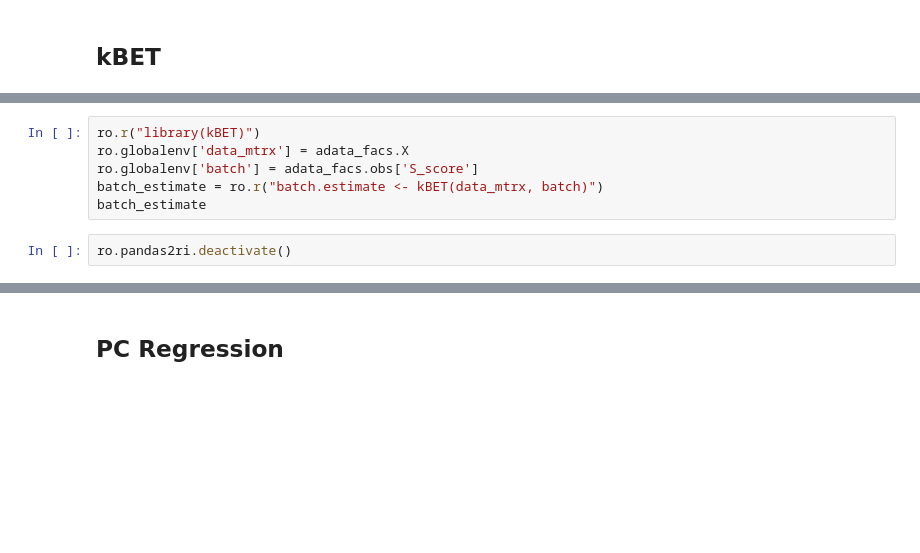
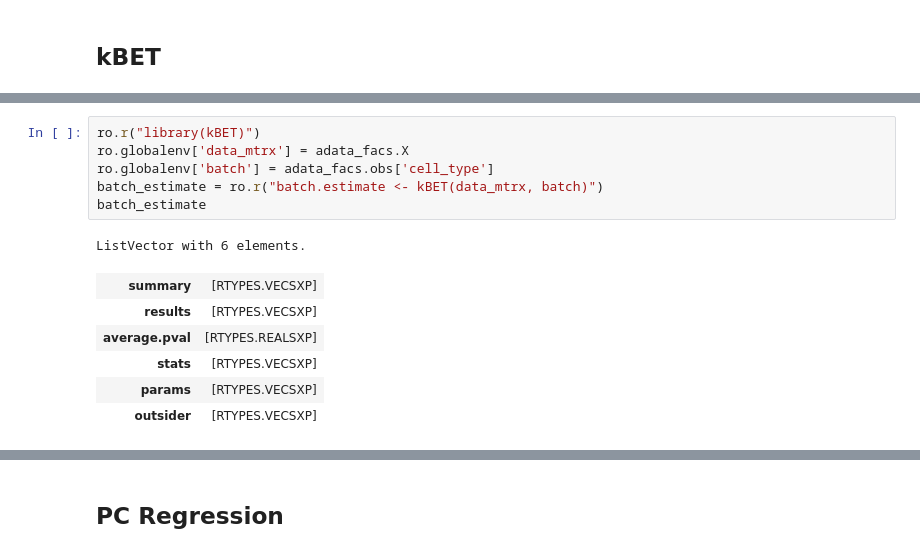
Before and after one commit to theislab/scib, a Jupyter notebook: notebooks/metrics/kBET.ipynb, the cells around one changed output, grey strips where cells are left out. Cells and saved outputs as stored; diff of their text form; blank space fills up the shorter version.

```diff
--- a/notebooks/metrics/kBET.ipynb
+++ b/notebooks/metrics/kBET.ipynb
@@ -68,8 +76,14 @@ AnnData object with n_obs × n_vars = 1898 × 16635
 # %%
 ro.r("library(kBET)")
 ro.globalenv['data_mtrx'] = adata_facs.X
-ro.globalenv['batch'] = adata_facs.obs['S_score']
+ro.globalenv['batch'] = adata_facs.obs['cell_type']
 batch_estimate = ro.r("batch.estimate <- kBET(data_mtrx, batch)")
 batch_estimate
+# %% [output]
+ListVector with 6 elements.
+| summary | [RTYPES.VECSXP] |
+| results | [RTYPES.VECSXP] |
+| average.pval | [RTYPES.REALSXP] |
+| stats | [RTYPES.VECSXP] |
+| params | [RTYPES.VECSXP] |
+| outsider | [RTYPES.VECSXP] |
-# %%
-ro.pandas2ri.deactivate()
```
Also changed, not shown: parts of 13 cells of this notebook, 6 other files.
